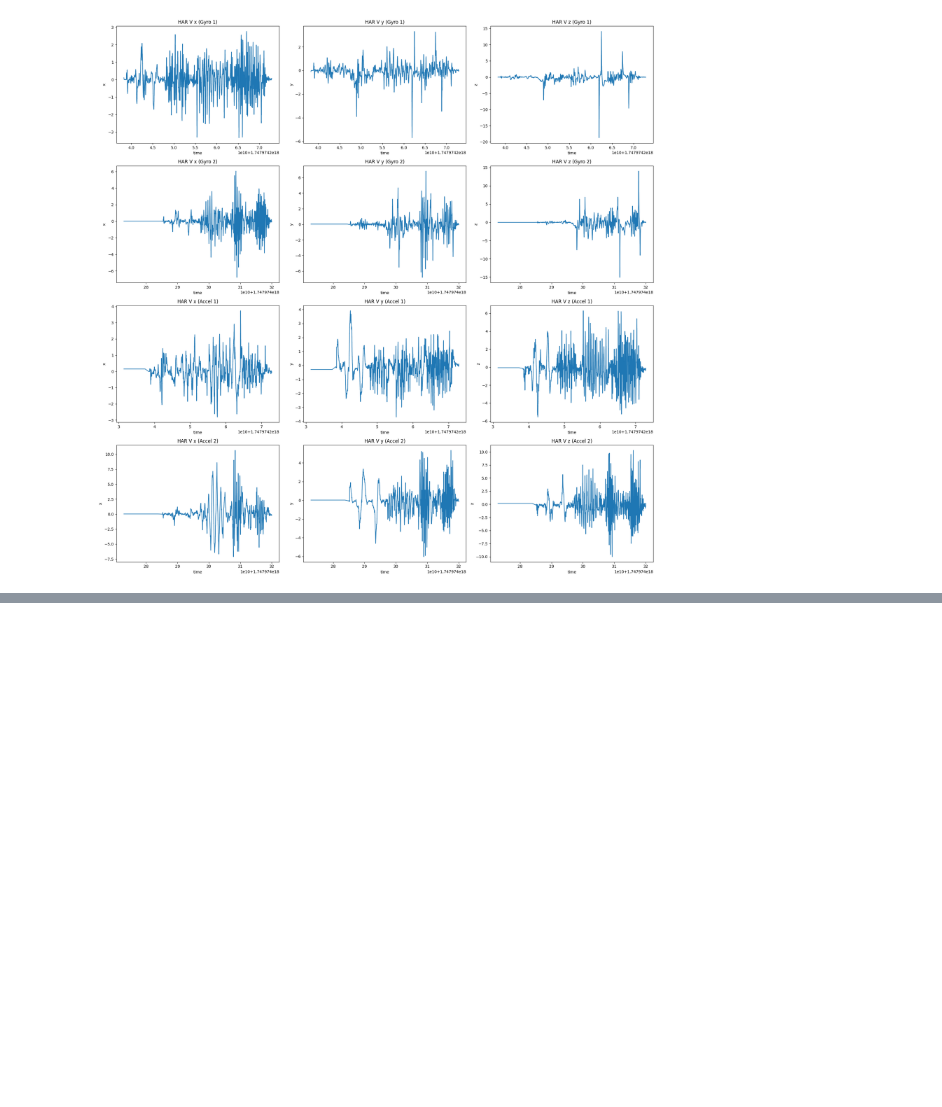
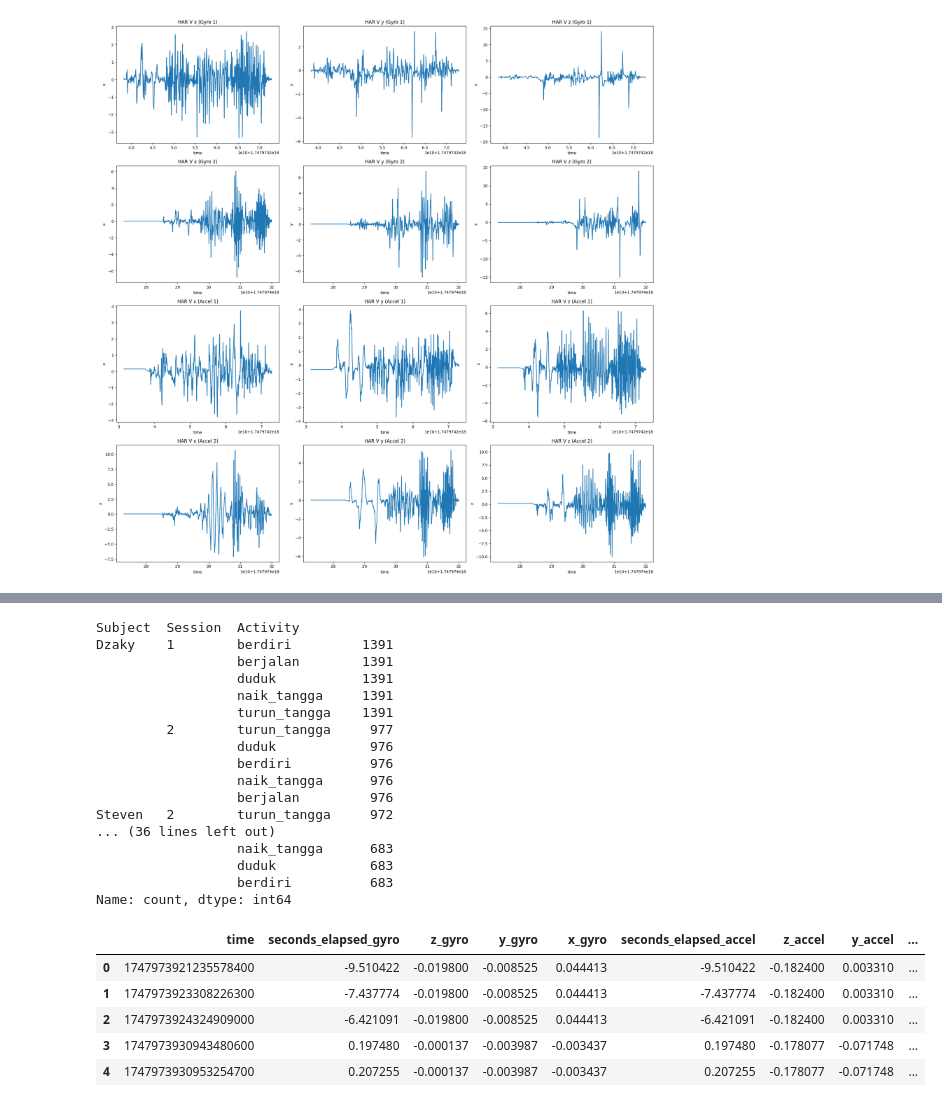
Before and after one commit to matchapresso/HumanActReg, a Jupyter notebook: imu-human-activity.ipynb, the cells around one changed output, grey strips where cells are left out. Saved outputs shown, nothing was run; the diff lists cells and outputs as text; code cells hidden in the pictures; blank space fills up the shorter version.

```diff
--- a/imu-human-activity.ipynb
+++ b/imu-human-activity.ipynb
@@ -116,0 +160,74 @@ plot_sensor_data(
+# %%
+import pandas as pd
+import os
+
+# Daftar subjek dan sesi (ganti sesuai struktur folder dan file dataset kamu)
+subjects = ['Areta', 'Dzaky','Ocha','Steven','Vito']  # contoh, ganti sesuai subjek asli
+sessions = [1, 2]  # misal masing-masing subjek ada 2 sesi
+
+base_path = '/kaggle/input/imu-data-human-activity/imu'
+
+# Urutan aktivitas pada tiap file
+activity_sequence = ['duduk', 'berdiri', 'berjalan', 'naik_tangga', 'turun_tangga']
+
+# Fungsi labeling sama seperti sebelumnya
+def label_activities_by_time(df, activities):
+    total = len(df)
+    segment_len = total // len(activities)
+    labels = []
+    for i, act in enumerate(activities):
+        start = i * segment_len
+        end = (i + 1) * segment_len if i < len(activities) - 1 else total
+        labels.extend([act] * (end - start))
+    df = df.copy()
+    df['Activity'] = labels
+    return df
+
+# List semua data yang sudah diberi label
+all_labeled_data = []
+
+for subject in subjects:
+    for session in sessions:
+        gyro_path = os.path.join(base_path, f'{subject}_{session}', 'Gyroscope.csv')
+        accel_path = os.path.join(base_path, f'{subject}_{session}', 'Accelerometer.csv')
+        if os.path.exists(gyro_path) and os.path.exists(accel_path):
+            gyro_df = pd.read_csv(gyro_path)
+            accel_df = pd.read_csv(accel_path)
+            merged = pd.merge(gyro_df, accel_df, on='time', suffixes=('_gyro', '_accel'))
+            labeled_df = label_activities_by_time(merged, activity_sequence)
+            labeled_df['Subject'] = subject  # Optional: tambahkan info subjek
+            labeled_df['Session'] = session  # Optional: tambahkan info sesi
+            all_labeled_data.append(labeled_df)
+        else:
+            print(f"File tidak ditemukan: {gyro_path} atau {accel_path}")
+
+# Gabungkan semua ke satu DataFrame
+df_full = pd.concat(all_labeled_data, ignore_index=True)
+
+# Cek hasil gabungan
+print(df_full[['Subject', 'Session', 'Activity']].value_counts())
+df_full.head()
+# %% [output]
+Subject  Session  Activity
+Dzaky    1        berdiri         1391
+                  berjalan        1391
+                  duduk           1391
+                  naik_tangga     1391
+                  turun_tangga    1391
+         2        turun_tangga     977
+                  duduk            976
+                  berdiri          976
+                  naik_tangga      976
+                  berjalan         976
+Steven   2        turun_tangga     972
+... (36 lines left out)
+                  naik_tangga      683
+                  duduk            683
+                  berdiri          683
+Name: count, dtype: int64
+|  | time | seconds_elapsed_gyro | z_gyro | y_gyro | x_gyro | seconds_elapsed_accel | z_accel | y_accel | ... |
+| 0 | 1747973921235578400 | -9.510422 | -0.019800 | -0.008525 | 0.044413 | -9.510422 | -0.182400 | 0.003310 | ... |
+| 1 | 1747973923308226300 | -7.437774 | -0.019800 | -0.008525 | 0.044413 | -7.437774 | -0.182400 | 0.003310 | ... |
+| 2 | 1747973924324909000 | -6.421091 | -0.019800 | -0.008525 | 0.044413 | -6.421091 | -0.182400 | 0.003310 | ... |
+| 3 | 1747973930943480600 | 0.197480 | -0.000137 | -0.003987 | -0.003437 | 0.197480 | -0.178077 | -0.071748 | ... |
+| 4 | 1747973930953254700 | 0.207255 | -0.000137 | -0.003987 | -0.003437 | 0.207255 | -0.178077 | -0.071748 | ... |
```
Also changed, not shown: parts of 9 cells of this notebook.
